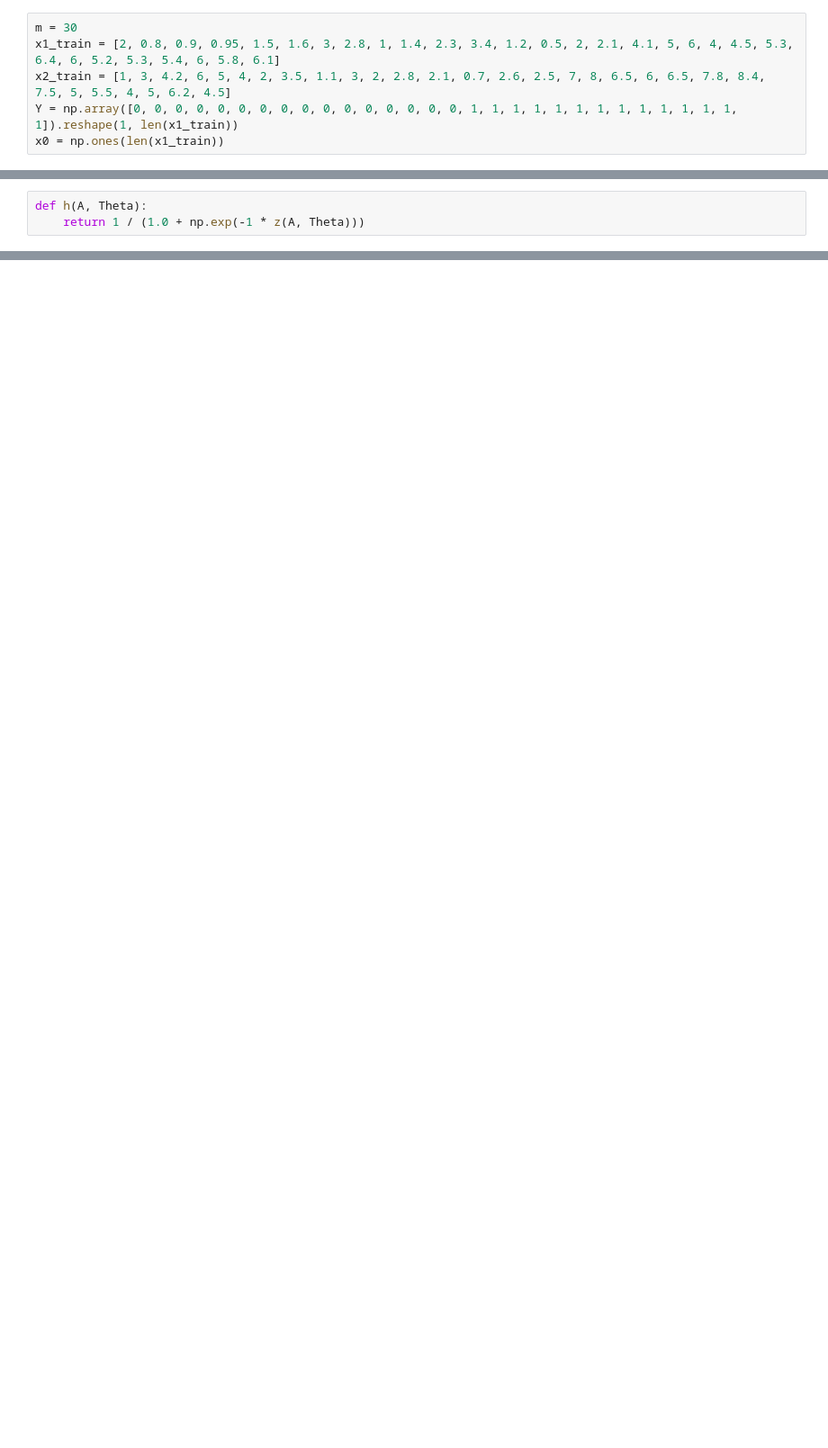
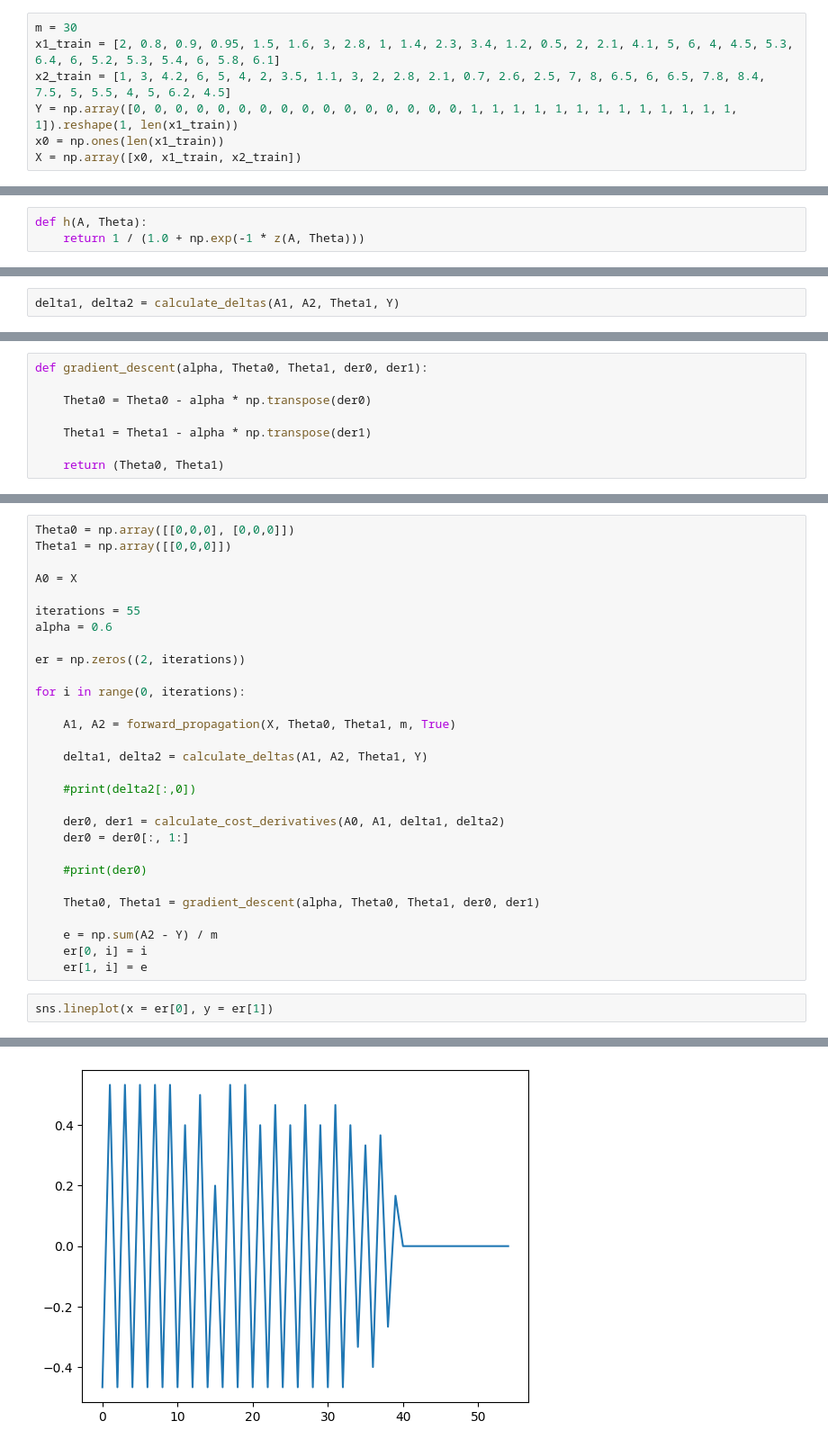
Before and after one commit to nicolasances/ml-notebooks, a Jupyter notebook: Neural Network.ipynb, the cells around one changed output, grey strips where cells are left out. Shown at 90% size. Saved outputs shown, nothing was run; the diff lists cells and outputs as text; blank space fills up the shorter version.

```diff
--- a/Neural Network.ipynb
+++ b/Neural Network.ipynb
@@ -17,6 +15,7 @@ x1_train = [2, 0.8, 0.9, 0.95, 1.5, 1.6, 3, 2.8, 1, 1.4, 2.3, 3.4, 1.2, 0.5, 2,
 x2_train = [1, 3, 4.2, 6, 5, 4, 2, 3.5, 1.1, 3, 2, 2.8, 2.1, 0.7, 2.6, 2.5, 7, 8, 6.5, 6, 6.5, 7.8, 8.4, 7.5, 5, 5.5, 4, 5, 6.2, 4.5]
 Y = np.array([0, 0, 0, 0, 0, 0, 0, 0, 0, 0, 0, 0, 0, 0, 0, 0, 1, 1, 1, 1, 1, 1, 1, 1, 1, 1, 1, 1, 1, 1]).reshape(1, len(x1_train))
 x0 = np.ones(len(x1_train))
+X = np.array([x0, x1_train, x2_train])
 # %%
 print(f"Training examples: {m}")
 print(f"X shape: {X.shape}")
@@ -102,0 +191,2 @@ $$
+# %%
+delta1, delta2 = calculate_deltas(A1, A2, Theta1, Y)
@@ -102,0 +235,8 @@ $$
+# %%
+def gradient_descent(alpha, Theta0, Theta1, der0, der1):
+
+    Theta0 = Theta0 - alpha * np.transpose(der0)
+
+    Theta1 = Theta1 - alpha * np.transpose(der1)
+
+    return (Theta0, Theta1)
@@ -102,0 +288,32 @@ $$
+# %%
+Theta0 = np.array([[0,0,0], [0,0,0]])
+Theta1 = np.array([[0,0,0]])
+
+A0 = X
+
+iterations = 55
+alpha = 0.6
+
+er = np.zeros((2, iterations))
+
+for i in range(0, iterations):
+
+    A1, A2 = forward_propagation(X, Theta0, Theta1, m, True)
+
+    delta1, delta2 = calculate_deltas(A1, A2, Theta1, Y)
+
+    #print(delta2[:,0])
+
+    der0, der1 = calculate_cost_derivatives(A0, A1, delta1, delta2)
+    der0 = der0[:, 1:]
+
+    #print(der0)
+
+    Theta0, Theta1 = gradient_descent(alpha, Theta0, Theta1, der0, der1)
+
+    e = np.sum(A2 - Y) / m
+    er[0, i] = i
+    er[1, i] = e
+# %%
+sns.lineplot(x = er[0], y = er[1])
+# %% [output]
@@ -102,0 +321 @@ $$
+[figure, added]
```
Also changed, not shown: parts of 33 cells of this notebook.
